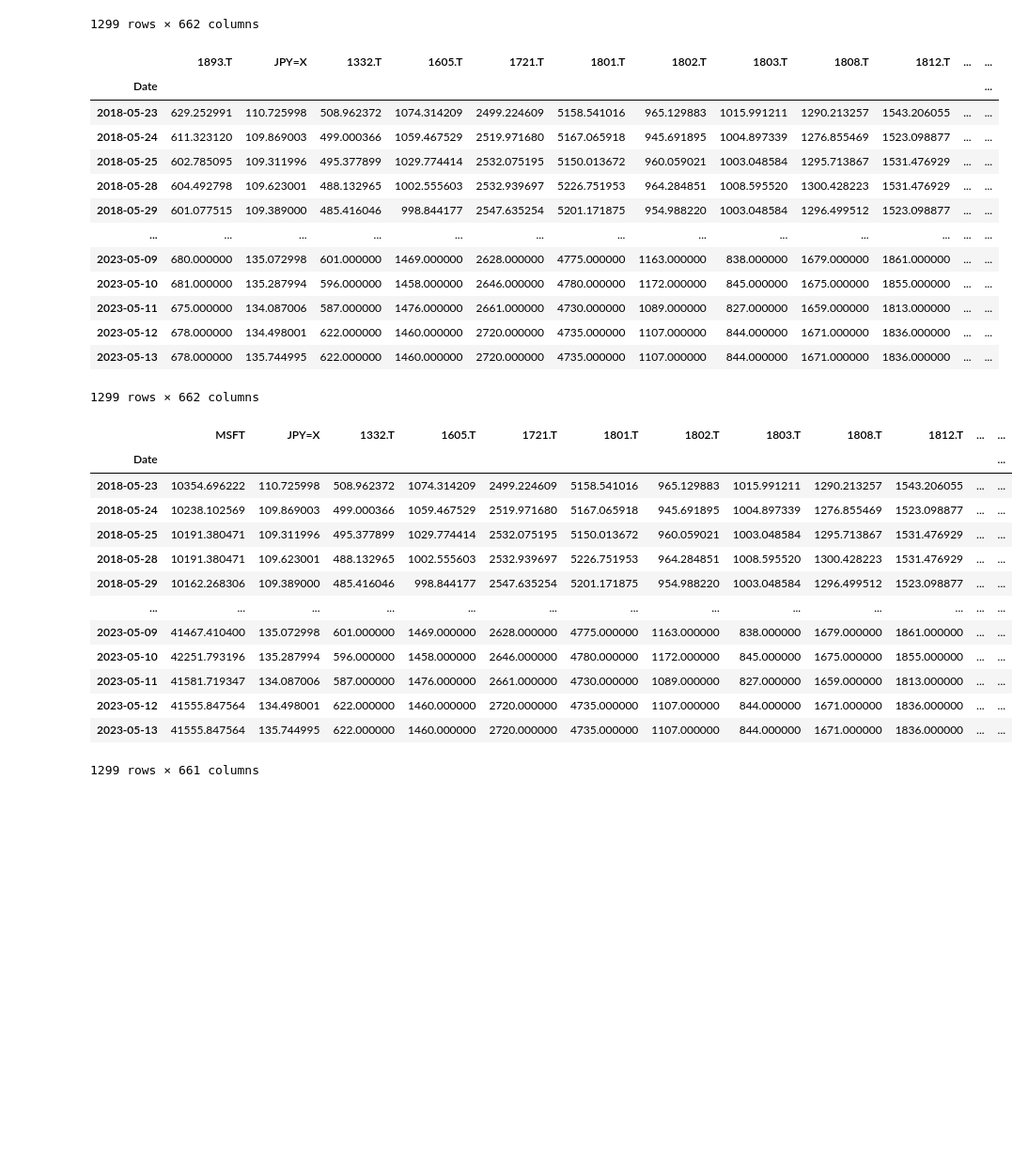
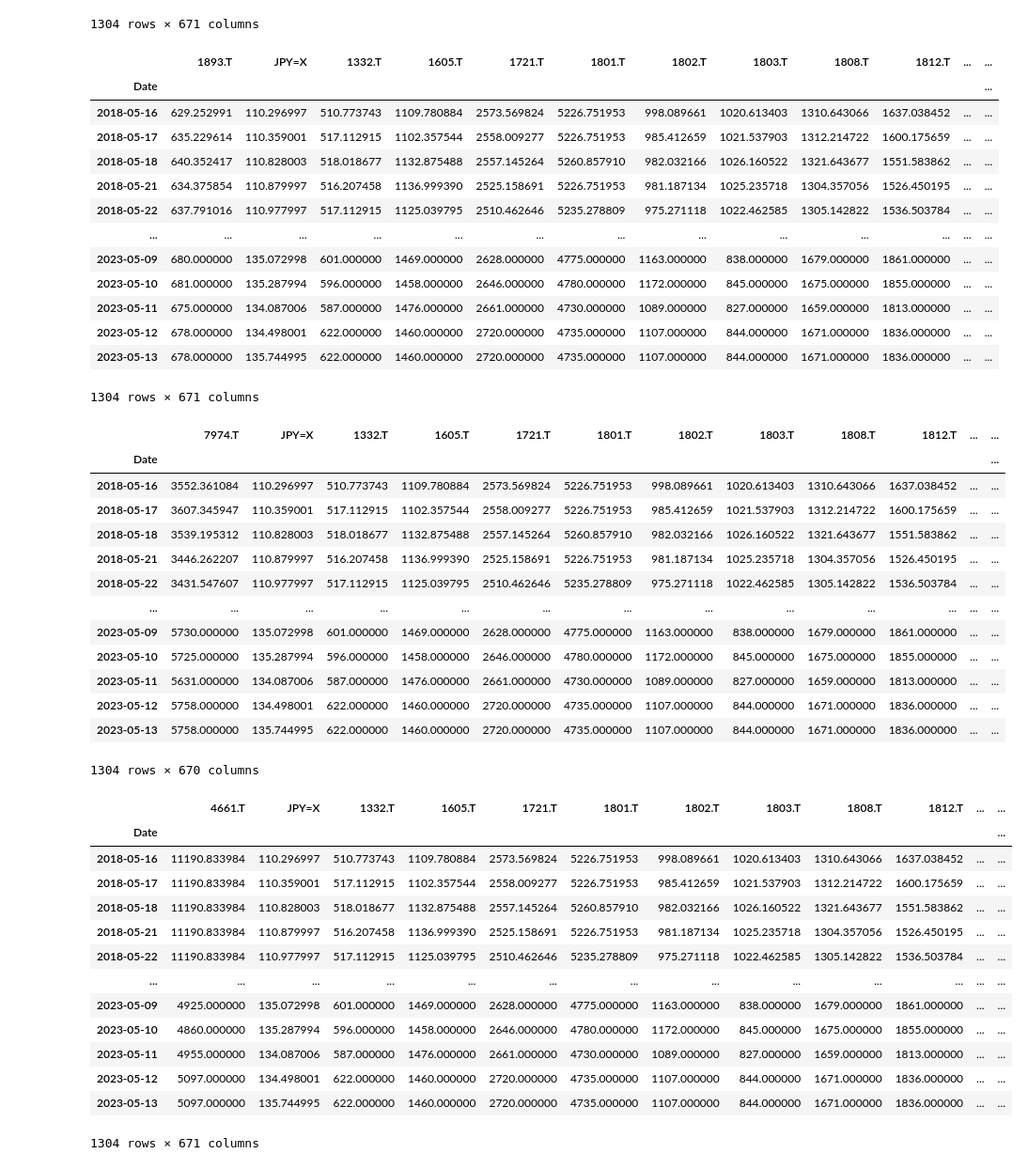
Before and after one commit to KKTK-NT/stock_app, a Jupyter notebook: prep00_save_data_as_pickle.ipynb, the cells around one changed output. Shown: that part at 94% size. Cells and saved outputs as stored; diff of their text form; code cells hidden in the pictures; blank space fills up the shorter version.

```diff
--- a/prep00_save_data_as_pickle.ipynb
+++ b/prep00_save_data_as_pickle.ipynb
@@ -74,7 +74,7 @@ def download_stock_data(symbols: List[str], target_symbols: List[str], start_dat
     with open("./feat_symbols.txt", "w") as f:
         for symbol in symbols:
             f.write(f"{symbol}\n")
-    with open("./target_symbols.txt", "w") as f:
+    with open("./target_symbols_all.txt", "w") as f:
         for symbol in target_symbols:
             f.write(f"{symbol}\n")
 
@@ -97,10 +97,11 @@ def prepare_data(data, symbols, target_symbols):
 
         # 欠損値NaNを過去最新の値で埋める
         prepared_data[key] = prepared_data[key].fillna(method="ffill")
-        prepared_data[key] = prepared_data[key].dropna(axis=1)
+        prepared_data[key] = prepared_data[key].fillna(method="bfill")
+        # prepared_data[key] = prepared_data[key].dropna(axis=1)
 
         if prepared_data[key].isnull().any().any():
-            st.write(f"{key} : NaN values found.")
+            print(f"{key} : NaN values found.")
 
     return prepared_data
 # %%
@@ -110,18 +111,18 @@ def get_symbol_list(file):
         symbols = [line.strip() for line in f.readlines()]
     return symbols
 # %%
-def get_prepared_data(symbols, target_symbols, years, shift):
+def get_prepared_data(symbols, target_symbols, years):
     end_date = datetime.now()
     start_date = end_date - timedelta(days=years*365)
     data, symbols, target_symbols = download_stock_data(symbols, target_symbols, start_date, end_date)
-    prepared_data = prepare_data(data, symbols, target_symbols, shift=shift)
+    prepared_data = prepare_data(data, symbols, target_symbols)
 
     return prepared_data
 # %%
 years = 5 # 学習データの期間
 
 symbols = get_symbol_list("feat_symbols.txt")
-target_symbols = get_symbol_list("target_symbols.txt")
+target_symbols = get_symbol_list("target_symbols_all.txt")
 
 dict_prepared_data = get_prepared_data(symbols, target_symbols, years)
 # %% [output]
@@ -145,10 +146,10 @@ dict_prepared_data = get_prepared_data(symbols, target_symbols, years)
 # %%
 import pickle
 
-with open("tests/prepared_data.pkl", "wb") as tf:
+with open("tests/prepared_data_all.pkl", "wb") as tf:
     pickle.dump(dict_prepared_data,tf)
 
-with open("tests/prepared_data.pkl", "rb") as tf:
+with open("tests/prepared_data_all.pkl", "rb") as tf:
     dict_prepared_data = pickle.load(tf)
 
 for key in dict_prepared_data.keys():
@@ -192,35 +193,49 @@ for key in dict_prepared_data.keys():
 | ... | ... | ... | ... | ... | ... | ... | ... | ... | ... | ... | ... | ... |
 | 2023-05-09 | 80.0 | 135.072998 | 601.000000 | 1469.000000 | 2628.000000 | 4775.000000 | 1163.000000 | 838.000000 | 1679.000000 | 1861.000000 | ... | ... |
 | 2023-05-10 | 79.0 | 135.287994 | 596.000000 | 1458.000000 | 2646.000000 | 4780.000000 | 1172.000000 | 845.000000 | 1675.000000 | 1855.000000 | ... | ... |
 | 2023-05-11 | 69.0 | 134.087006 | 587.000000 | 1476.000000 | 2661.000000 | 4730.000000 | 1089.000000 | 827.000000 | 1659.000000 | 1813.000000 | ... | ... |
 | 2023-05-12 | 68.0 | 134.498001 | 622.000000 | 1460.000000 | 2720.000000 | 4735.000000 | 1107.000000 | 844.000000 | 1671.000000 | 1836.000000 | ... | ... |
 | 2023-05-13 | 68.0 | 135.744995 | 622.000000 | 1460.000000 | 2720.000000 | 4735.000000 | 1107.000000 | 844.000000 | 1671.000000 | 1836.000000 | ... | ... |
-1299 rows × 662 columns
+1304 rows × 671 columns
 |  | 1893.T | JPY=X | 1332.T | 1605.T | 1721.T | 1801.T | 1802.T | 1803.T | 1808.T | 1812.T | ... | ... |
 | Date |  |  |  |  |  |  |  |  |  |  |  | ... |
-| 2018-05-23 | 629.252991 | 110.725998 | 508.962372 | 1074.314209 | 2499.224609 | 5158.541016 | 965.129883 | 1015.991211 | 1290.213257 | 1543.206055 | ... | ... |
-| 2018-05-24 | 611.323120 | 109.869003 | 499.000366 | 1059.467529 | 2519.971680 | 5167.065918 | 945.691895 | 1004.897339 | 1276.855469 | 1523.098877 | ... | ... |
-| 2018-05-25 | 602.785095 | 109.311996 | 495.377899 | 1029.774414 | 2532.075195 | 5150.013672 | 960.059021 | 1003.048584 | 1295.713867 | 1531.476929 | ... | ... |
-| 2018-05-28 | 604.492798 | 109.623001 | 488.132965 | 1002.555603 | 2532.939697 | 5226.751953 | 964.284851 | 1008.595520 | 1300.428223 | 1531.476929 | ... | ... |
-| 2018-05-29 | 601.077515 | 109.389000 | 485.416046 | 998.844177 | 2547.635254 | 5201.171875 | 954.988220 | 1003.048584 | 1296.499512 | 1523.098877 | ... | ... |
+| 2018-05-16 | 629.252991 | 110.296997 | 510.773743 | 1109.780884 | 2573.569824 | 5226.751953 | 998.089661 | 1020.613403 | 1310.643066 | 1637.038452 | ... | ... |
+| 2018-05-17 | 635.229614 | 110.359001 | 517.112915 | 1102.357544 | 2558.009277 | 5226.751953 | 985.412659 | 1021.537903 | 1312.214722 | 1600.175659 | ... | ... |
+| 2018-05-18 | 640.352417 | 110.828003 | 518.018677 | 1132.875488 | 2557.145264 | 5260.857910 | 982.032166 | 1026.160522 | 1321.643677 | 1551.583862 | ... | ... |
+| 2018-05-21 | 634.375854 | 110.879997 | 516.207458 | 1136.999390 | 2525.158691 | 5226.751953 | 981.187134 | 1025.235718 | 1304.357056 | 1526.450195 | ... | ... |
+| 2018-05-22 | 637.791016 | 110.977997 | 517.112915 | 1125.039795 | 2510.462646 | 5235.278809 | 975.271118 | 1022.462585 | 1305.142822 | 1536.503784 | ... | ... |
 | ... | ... | ... | ... | ... | ... | ... | ... | ... | ... | ... | ... | ... |
 | 2023-05-09 | 680.000000 | 135.072998 | 601.000000 | 1469.000000 | 2628.000000 | 4775.000000 | 1163.000000 | 838.000000 | 1679.000000 | 1861.000000 | ... | ... |
 | 2023-05-10 | 681.000000 | 135.287994 | 596.000000 | 1458.000000 | 2646.000000 | 4780.000000 | 1172.000000 | 845.000000 | 1675.000000 | 1855.000000 | ... | ... |
 | 2023-05-11 | 675.000000 | 134.087006 | 587.000000 | 1476.000000 | 2661.000000 | 4730.000000 | 1089.000000 | 827.000000 | 1659.000000 | 1813.000000 | ... | ... |
 | 2023-05-12 | 678.000000 | 134.498001 | 622.000000 | 1460.000000 | 2720.000000 | 4735.000000 | 1107.000000 | 844.000000 | 1671.000000 | 1836.000000 | ... | ... |
 | 2023-05-13 | 678.000000 | 135.744995 | 622.000000 | 1460.000000 | 2720.000000 | 4735.000000 | 1107.000000 | 844.000000 | 1671.000000 | 1836.000000 | ... | ... |
-1299 rows × 662 columns
+1304 rows × 671 columns
-|  | MSFT | JPY=X | 1332.T | 1605.T | 1721.T | 1801.T | 1802.T | 1803.T | 1808.T | 1812.T | ... | ... |
+|  | 7974.T | JPY=X | 1332.T | 1605.T | 1721.T | 1801.T | 1802.T | 1803.T | 1808.T | 1812.T | ... | ... |
 | Date |  |  |  |  |  |  |  |  |  |  |  | ... |
-| 2018-05-23 | 10354.696222 | 110.725998 | 508.962372 | 1074.314209 | 2499.224609 | 5158.541016 | 965.129883 | 1015.991211 | 1290.213257 | 1543.206055 | ... | ... |
-| 2018-05-24 | 10238.102569 | 109.869003 | 499.000366 | 1059.467529 | 2519.971680 | 5167.065918 | 945.691895 | 1004.897339 | 1276.855469 | 1523.098877 | ... | ... |
-| 2018-05-25 | 10191.380471 | 109.311996 | 495.377899 | 1029.774414 | 2532.075195 | 5150.013672 | 960.059021 | 1003.048584 | 1295.713867 | 1531.476929 | ... | ... |
-| 2018-05-28 | 10191.380471 | 109.623001 | 488.132965 | 1002.555603 | 2532.939697 | 5226.751953 | 964.284851 | 1008.595520 | 1300.428223 | 1531.476929 | ... | ... |
-| 2018-05-29 | 10162.268306 | 109.389000 | 485.416046 | 998.844177 | 2547.635254 | 5201.171875 | 954.988220 | 1003.048584 | 1296.499512 | 1523.098877 | ... | ... |
+| 2018-05-16 | 3552.361084 | 110.296997 | 510.773743 | 1109.780884 | 2573.569824 | 5226.751953 | 998.089661 | 1020.613403 | 1310.643066 | 1637.038452 | ... | ... |
+| 2018-05-17 | 3607.345947 | 110.359001 | 517.112915 | 1102.357544 | 2558.009277 | 5226.751953 | 985.412659 | 1021.537903 | 1312.214722 | 1600.175659 | ... | ... |
+| 2018-05-18 | 3539.195312 | 110.828003 | 518.018677 | 1132.875488 | 2557.145264 | 5260.857910 | 982.032166 | 1026.160522 | 1321.643677 | 1551.583862 | ... | ... |
+| 2018-05-21 | 3446.262207 | 110.879997 | 516.207458 | 1136.999390 | 2525.158691 | 5226.751953 | 981.187134 | 1025.235718 | 1304.357056 | 1526.450195 | ... | ... |
+| 2018-05-22 | 3431.547607 | 110.977997 | 517.112915 | 1125.039795 | 2510.462646 | 5235.278809 | 975.271118 | 1022.462585 | 1305.142822 | 1536.503784 | ... | ... |
 | ... | ... | ... | ... | ... | ... | ... | ... | ... | ... | ... | ... | ... |
-| 2023-05-09 | 41467.410400 | 135.072998 | 601.000000 | 1469.000000 | 2628.000000 | 4775.000000 | 1163.000000 | 838.000000 | 1679.000000 | 1861.000000 | ... | ... |
-| 2023-05-10 | 42251.793196 | 135.287994 | 596.000000 | 1458.000000 | 2646.000000 | 4780.000000 | 1172.000000 | 845.000000 | 1675.000000 | 1855.000000 | ... | ... |
-| 2023-05-11 | 41581.719347 | 134.087006 | 587.000000 | 1476.000000 | 2661.000000 | 4730.000000 | 1089.000000 | 827.000000 | 1659.000000 | 1813.000000 | ... | ... |
-| 2023-05-12 | 41555.847564 | 134.498001 | 622.000000 | 1460.000000 | 2720.000000 | 4735.000000 | 1107.000000 | 844.000000 | 1671.000000 | 1836.000000 | ... | ... |
-| 2023-05-13 | 41555.847564 | 135.744995 | 622.000000 | 1460.000000 | 2720.000000 | 4735.000000 | 1107.000000 | 844.000000 | 1671.000000 | 1836.000000 | ... | ... |
+| 2023-05-09 | 5730.000000 | 135.072998 | 601.000000 | 1469.000000 | 2628.000000 | 4775.000000 | 1163.000000 | 838.000000 | 1679.000000 | 1861.000000 | ... | ... |
+| 2023-05-10 | 5725.000000 | 135.287994 | 596.000000 | 1458.000000 | 2646.000000 | 4780.000000 | 1172.000000 | 845.000000 | 1675.000000 | 1855.000000 | ... | ... |
+| 2023-05-11 | 5631.000000 | 134.087006 | 587.000000 | 1476.000000 | 2661.000000 | 4730.000000 | 1089.000000 | 827.000000 | 1659.000000 | 1813.000000 | ... | ... |
+| 2023-05-12 | 5758.000000 | 134.498001 | 622.000000 | 1460.000000 | 2720.000000 | 4735.000000 | 1107.000000 | 844.000000 | 1671.000000 | 1836.000000 | ... | ... |
+| 2023-05-13 | 5758.000000 | 135.744995 | 622.000000 | 1460.000000 | 2720.000000 | 4735.000000 | 1107.000000 | 844.000000 | 1671.000000 | 1836.000000 | ... | ... |
-1299 rows × 661 columns
+1304 rows × 670 columns
+|  | 4661.T | JPY=X | 1332.T | 1605.T | 1721.T | 1801.T | 1802.T | 1803.T | 1808.T | 1812.T | ... | ... |
+| Date |  |  |  |  |  |  |  |  |  |  |  | ... |
+| 2018-05-16 | 11190.833984 | 110.296997 | 510.773743 | 1109.780884 | 2573.569824 | 5226.751953 | 998.089661 | 1020.613403 | 1310.643066 | 1637.038452 | ... | ... |
+| 2018-05-17 | 11190.833984 | 110.359001 | 517.112915 | 1102.357544 | 2558.009277 | 5226.751953 | 985.412659 | 1021.537903 | 1312.214722 | 1600.175659 | ... | ... |
+| 2018-05-18 | 11190.833984 | 110.828003 | 518.018677 | 1132.875488 | 2557.145264 | 5260.857910 | 982.032166 | 1026.160522 | 1321.643677 | 1551.583862 | ... | ... |
+| 2018-05-21 | 11190.833984 | 110.879997 | 516.207458 | 1136.999390 | 2525.158691 | 5226.751953 | 981.187134 | 1025.235718 | 1304.357056 | 1526.450195 | ... | ... |
+| 2018-05-22 | 11190.833984 | 110.977997 | 517.112915 | 1125.039795 | 2510.462646 | 5235.278809 | 975.271118 | 1022.462585 | 1305.142822 | 1536.503784 | ... | ... |
+| ... | ... | ... | ... | ... | ... | ... | ... | ... | ... | ... | ... | ... |
+| 2023-05-09 | 4925.000000 | 135.072998 | 601.000000 | 1469.000000 | 2628.000000 | 4775.000000 | 1163.000000 | 838.000000 | 1679.000000 | 1861.000000 | ... | ... |
+| 2023-05-10 | 4860.000000 | 135.287994 | 596.000000 | 1458.000000 | 2646.000000 | 4780.000000 | 1172.000000 | 845.000000 | 1675.000000 | 1855.000000 | ... | ... |
+| 2023-05-11 | 4955.000000 | 134.087006 | 587.000000 | 1476.000000 | 2661.000000 | 4730.000000 | 1089.000000 | 827.000000 | 1659.000000 | 1813.000000 | ... | ... |
+| 2023-05-12 | 5097.000000 | 134.498001 | 622.000000 | 1460.000000 | 2720.000000 | 4735.000000 | 1107.000000 | 844.000000 | 1671.000000 | 1836.000000 | ... | ... |
+| 2023-05-13 | 5097.000000 | 135.744995 | 622.000000 | 1460.000000 | 2720.000000 | 4735.000000 | 1107.000000 | 844.000000 | 1671.000000 | 1836.000000 | ... | ... |
+1304 rows × 671 columns
```
Also changed, not shown: parts of 2 cells of this notebook, 3 other files.
